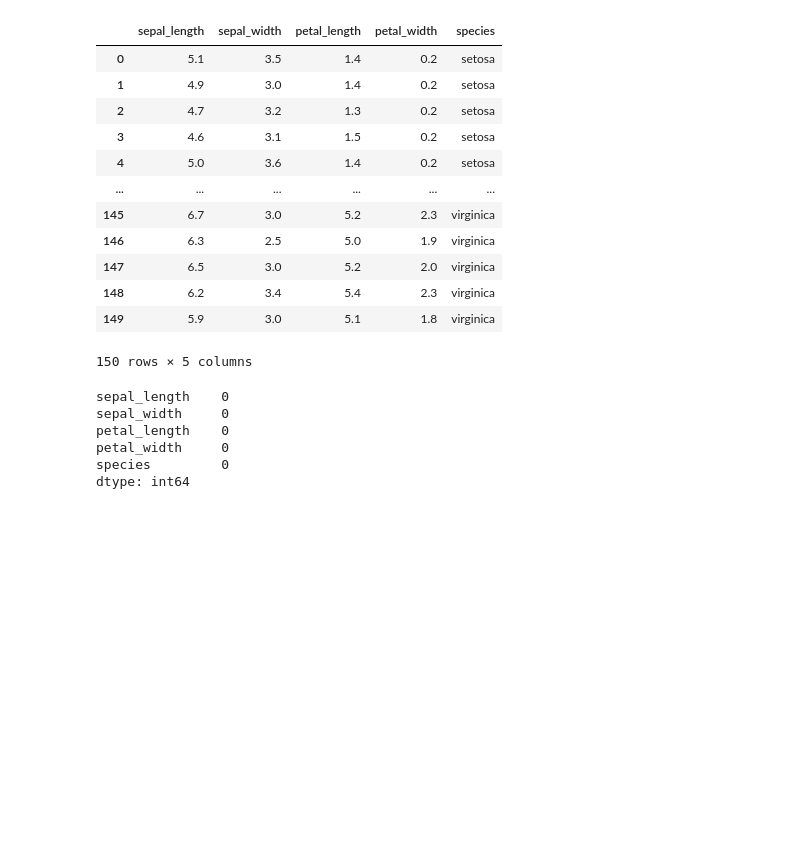
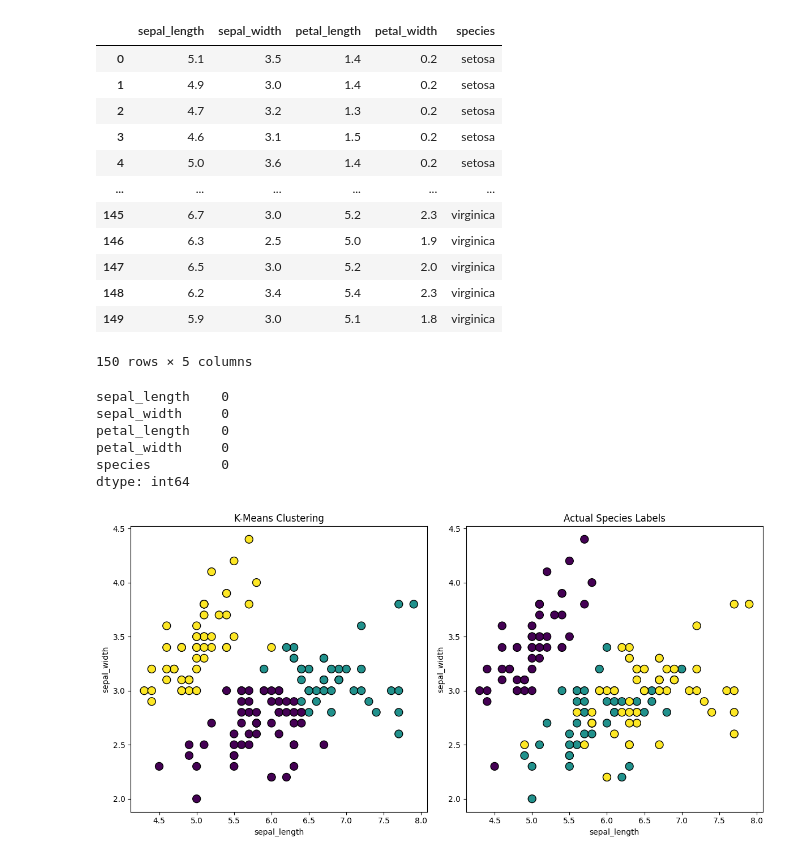
Before and after one commit to amber-khurshid/100DaysOfBytewise, a Jupyter notebook: sixteenth_task.ipynb, the cells around one changed output. Cells and saved outputs as stored; diff of their text form; code cells hidden in the pictures; blank space fills up the shorter version.

```diff
--- a/sixteenth_task.ipynb
+++ b/sixteenth_task.ipynb
@@ -31,9 +31,13 @@ petal_length    0
 petal_width     0
 species         0
 dtype: int64
+# %%
+from sklearn.preprocessing import LabelEncoder
+encoder=LabelEncoder()
+df['species']= encoder.fit_transform(df['species'])
 # %%
-X=df.drop(columns='species')
-y= df['species']
+X=df[['sepal_length', 'sepal_width']]
+y= df['species'].values
 # %%
 from sklearn.preprocessing import StandardScaler
 scaler= StandardScaler()
@@ -43,6 +49,33 @@ from sklearn.model_selection import train_test_split
 X_test, X_train, y_test, y_train= train_test_split(standardized_features,y,random_state=42, test_size=0.2)
 # %%
 from sklearn.cluster import KMeans
-kmean= KMeans(n_clusters=4, random_state=42)
+
+kmean = KMeans(n_clusters=3, n_init=10, max_iter=300, random_state=0)
 kmean.fit(standardized_features)
-clusters = kmean.labels_
+identified_clusters = kmean.predict(standardized_features)
+# %%
+import matplotlib.pyplot as plt
+
+# Assuming X is your feature DataFrame and y is the true labels
+# clusters contain the cluster assignments from K-Means
+
+plt.figure(figsize=(12, 6))
+
+# Plot K-Means Clustering
+plt.subplot(1, 2, 1)
+plt.scatter(X['sepal_length'], X['sepal_width'], c=clusters, cmap='viridis', marker='o', edgecolor='k', s=100)
+plt.xlabel('sepal_length')
+plt.ylabel('sepal_width')
+plt.title('K-Means Clustering')
+
+# Plot Actual Species Labels
+plt.subplot(1, 2, 2)
+plt.scatter(X['sepal_length'], X['sepal_width'], c=y, cmap='viridis', marker='o', edgecolor='k', s=100)
+plt.xlabel('sepal_length')
+plt.ylabel('sepal_width')
+plt.title('Actual Species Labels')
+
+plt.tight_layout()
+plt.show()
+# %% [output]
+[figure, added]
```
Also changed, not shown: parts of 11 cells of this notebook.
